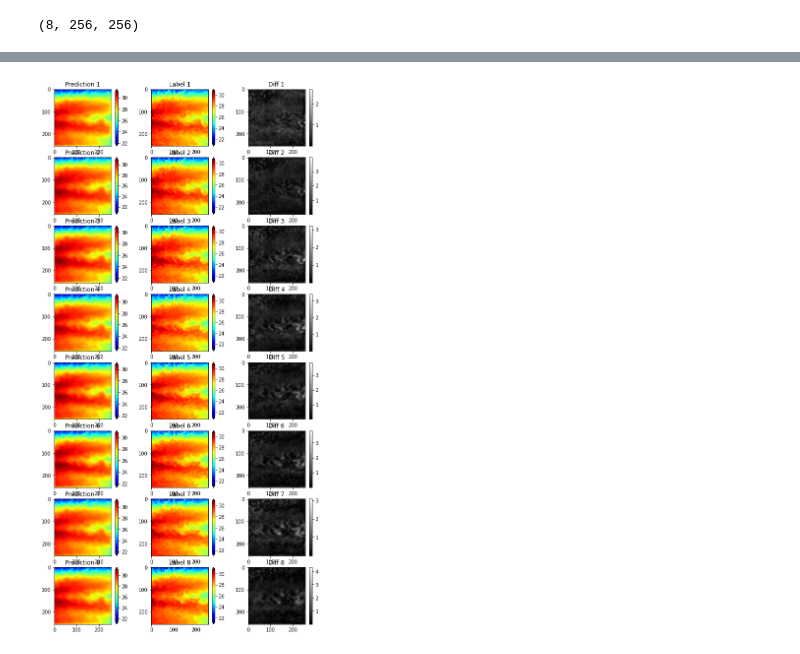
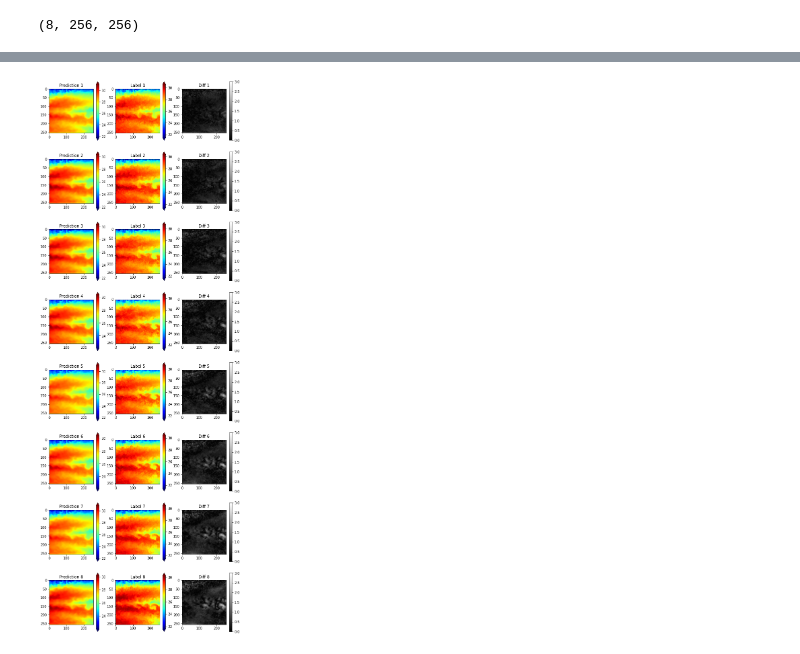
Before and after one commit to ZhenWZ/SST-Forecast, a Jupyter notebook: vunet/Train_vunet.ipynb, the cells around one changed output, grey strips where cells are left out. Drawn from its saved outputs; the diff is of its cells as text; code cells hidden in the pictures.

```diff
--- a/vunet/Train_vunet.ipynb
+++ b/vunet/Train_vunet.ipynb
@@ -166,16 +161,16 @@ print(pred.shape)
 # %% [output]
 (8, 256, 256)
 # %%
-label = y[0].cpu().detach().numpy()
+label = y[pred_idx].cpu().detach().numpy()
 print(label.shape)
 # %% [output]
 (8, 256, 256)
 # %%
 input = x[0].cpu().detach().numpy()
 # %%
-pred = recover(pred, 17, 32)
-label = recover(label, 17, 32)
-input = recover(input, 17, 32)
+pred = recover(pred, 17., 32.)
+label = recover(label, 17., 32.)
+input = recover(input, 17., 32.)
 # %%
 print(pred[:,0,0])
 print(label[:,0,0])
@@ -207,5 +201,0 @@ print(diff)
-# %%
-idx = [10, 120]
-plt.plot(concat(input[...,idx[0], idx[1]], pred[...,idx[0], idx[1]]))
-plt.plot(concat(input[...,idx[0], idx[1]], label[...,idx[0], idx[1]]))
-plt.legend(['Prediction', 'Label'])
@@ -214,0 +202,9 @@ plt.legend(['Prediction', 'Label'])
+# %%
+# idx = [100, 250]
+plt.figure(figsize=(10,15))
+for idx in range(10):
+    i = idx*15
+    plt.subplot(5,2,idx+1)
+    plt.plot(concat(input[...,i, i], pred[...,i, i]))
+    plt.plot(concat(input[...,i, i],label[...,i, i]))
+    plt.legend(['Prediction', 'Label'])
@@ -215,18 +213,18 @@ plt.legend(['Prediction', 'Label'])
 # %%
-plt.figure(figsize=(10,20))
+plt.figure(figsize=(10,30))
 len = pred.shape[0]
 for i in range(len):
     plt.subplot(len, 3, i*3+1)
     plt.imshow(pred[i], cmap='jet')
     plt.title('Prediction {}'.format(i+1))
     plt.colorbar(extend='both')
     plt.subplot(len, 3, i*3+2)
     plt.imshow(label[i], cmap='jet')
     plt.title('Label {}'.format(i+1))
     plt.colorbar(extend='both')
     plt.subplot(len, 3, i*3+3)
-    plt.imshow(diff[i], cmap='gray')
+    plt.imshow(diff[i], cmap='gray', vmin=0, vmax=3)
     plt.title('Diff {}'.format(i+1))
     plt.colorbar()
 # %% [output]
-[figure, old version]
+[figure, new version]
```
Also changed, not shown: parts of 8 cells of this notebook, 19 other files.
